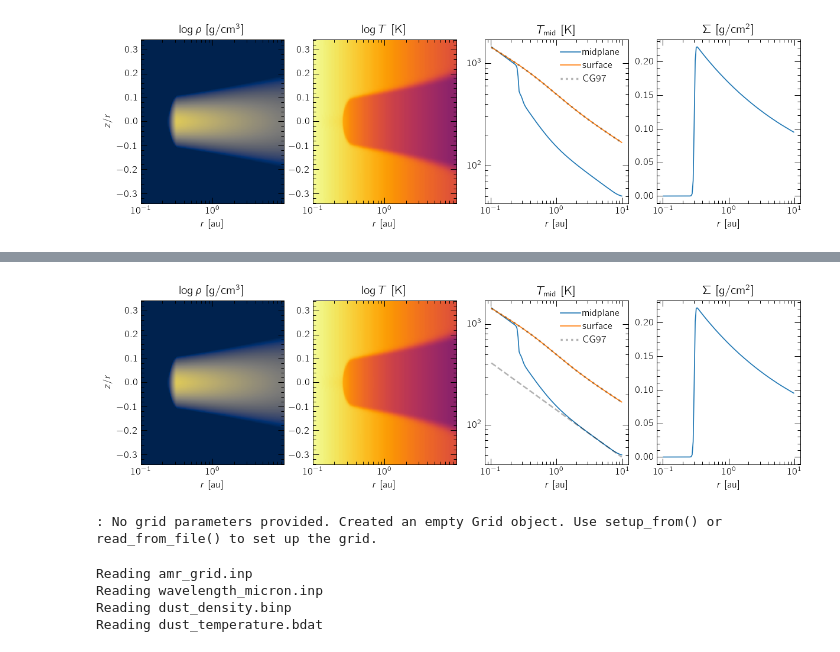
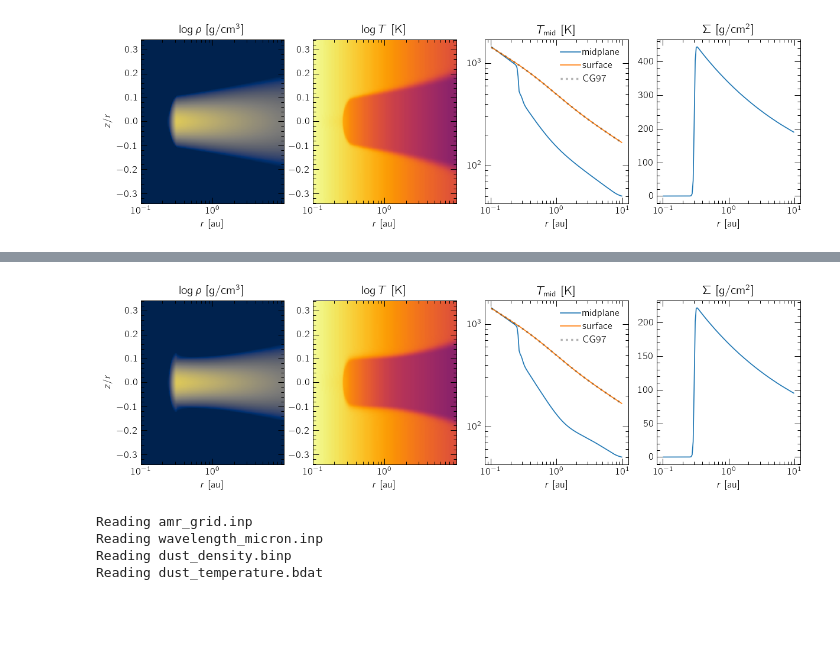
Before and after one commit to alexziab/pyFLD, a Jupyter notebook: examples/7-dusty-disk-radmc3d.ipynb, the cells around one changed output, grey strips where cells are left out. Cells and saved outputs as stored; diff of their text form; code cells hidden in the pictures; blank space fills up the shorter version.

```diff
--- a/examples/7-dusty-disk-radmc3d.ipynb
+++ b/examples/7-dusty-disk-radmc3d.ipynb
@@ -42,7 +42,7 @@ rho = 3e-10 * u.g/u.cm**3 * R_ ** -1.5 * np.exp(-0.5*(z_/H_)**2)
 # clip the density in the inner regions to mimic the inner rim of the disk
 rho *= 1e-6 + (1-1e-6) * 0.5 * (1 - np.tanh(-(R_-0.3)/0.01))
 
-Gas.set_density(np.ones(grid.shape) * rho * 1e-100)
+Gas.set_density(np.ones(grid.shape) * rho)
 Dust.set_density(np.ones(grid.shape) * rho * d2g)
 Gas.set_temperature(np.ones(grid.shape) * 140 * u.K * R_ ** -0.47)
 Dust.set_temperature(np.ones(grid.shape) * 140 * u.K * R_ ** -0.47)
@@ -211,35 +211,34 @@ RadiativeEnvironment 'disk': Converged in 2 iterations.
 # %%
 # and check the output again
 fig, ax = plt.subplots(ncols=4, figsize=(12, 3), dpi=120)
 ax[0].pcolormesh(r, np.cos(theta), np.log10(fmt(Dust.rho).to_value('g/cm3')), cmap=plt.cm.cividis, vmin=-17, vmax=-11)
 ax[0].pcolormesh(r, -np.cos(theta), np.log10(fmt(Dust.rho).to_value('g/cm3')), cmap=plt.cm.cividis, vmin=-17, vmax=-11)
 ax[1].pcolormesh(r, np.cos(theta), np.log10(fmt(Disk.tmp).to_value('K')), cmap=plt.cm.inferno, vmin=0.8, vmax=3.2)
 ax[1].pcolormesh(r, -np.cos(theta), np.log10(fmt(Disk.tmp).to_value('K')), cmap=plt.cm.inferno, vmin=0.8, vmax=3.2)
 ax[2].plot(r, fmt(Disk.tmp).to_value('K')[mid], label='midplane')
 ax[2].plot(r, fmt(Disk.tmp).to_value('K')[0], label='surface') # surface
 ax[3].plot(r, (fmt(Disk.rho * grid.dz)).sum(0).to_value('g/cm2')) # surface density
 
 for axis in ax: axis.set_xscale('log')
 ax[2].set_yscale('log')
 
 # there's only gas at the optically thin layers
 opac_factor = fmt(Dust.kappaPstar/Dust.kappaP)[0] ** 0.25
 TCC97 = (star.T * np.sqrt(0.5*star.R/grid.x1[grid.act1])).to_value('K') * opac_factor
 ax[2].plot(r, TCC97, ls=':', c='k', alpha=0.3, lw=2, label='CG97')
-ax[2].plot(r, 140 * r ** -0.47, ls='--', c='k', alpha=0.3, lw=1.5)
 
 ax[2].legend()
 
 for axis in ax: axis.set_xlabel(r'$r$ [au]')
 ax[0].set_ylabel(r'$z/r$')
 ax[0].set_title(r'$\log\rho$ [g/cm${}^3$]')
 ax[1].set_title(r'$\log T$ [K]')
 ax[2].set_title(r'$T_\mathrm{mid}$ [K]')
 ax[3].set_title(r'$\Sigma$ [g/cm${}^2$]')
 
 plt.show()
 # %% [output]
-[figure, old version]
+[figure, new version]
 # %%
 # we can now port this setup to RADMC3D. This will need you to have RADMC3D
 # on your device if you want to test it yourself. But there's already a saved
@@ -249,7 +249,6 @@ import os
 dirc = 'radmc/'
 if not os.path.exists(dirc): os.mkdir(dirc)
 
-rmc = fld.radmc_helper # a shorthand
 # first create a wavelength array that is refined around 10um. This is optional though,
 # you can just use star.wl
 RMC_wl = rmc.get_wavelength_array(wl_min=wl.min(), wl_max=wl.max(), Npts=wl.size, Tstar=star.T)
@@ -279,8 +278,6 @@ _ = os.system(f'cp opacities/dustkappa_0.1um.inp {dirc}/') # copy the dust opaci
 # not actually used here, but if you want to make a quick image with RADMC3D and need
 # temperatures, you can just create them in RADMC3D format using the pyFLD output:
 # rmc.write_temperature_array(tmp=[Gas.tmp[grid.active], Dust.tmp[grid.active]], dirc=dirc)
-# %% [output]
-: No grid parameters provided. Created an empty Grid object. Use setup_from() or read_from_file() to set up the grid.
 # %%
 # next, we need to open that directory in the terminal and run:
 # radmc3d mctherm
```
Also changed, not shown: parts of 12 cells of this notebook, 19 other files.
